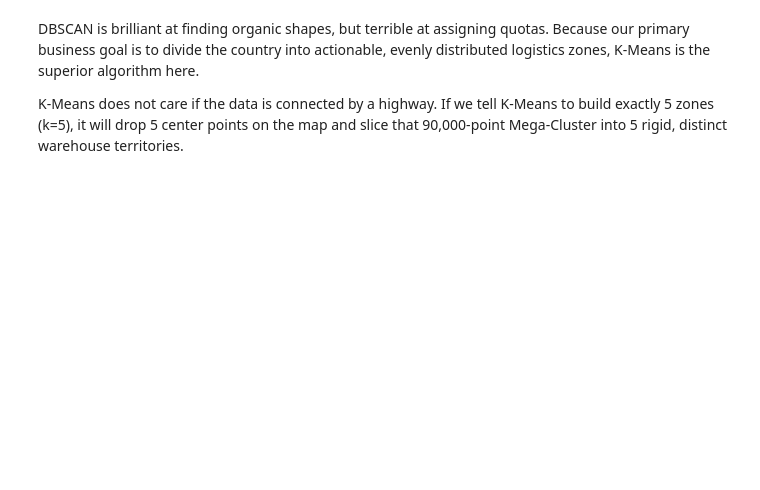
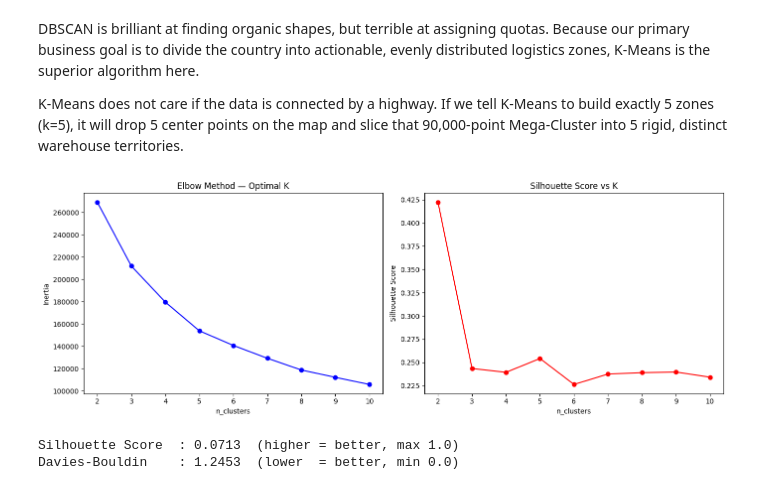
Before and after one commit to yashprateek1712/RouteIQ, a Jupyter notebook: notebook/eda.ipynb, the cells around one changed output. Cells and saved outputs as stored; diff of their text form; code cells hidden in the pictures; blank space fills up the shorter version.

```diff
--- a/notebook/eda.ipynb
+++ b/notebook/eda.ipynb
@@ -191,4 +195,52 @@ Name: count, dtype: int64
 DBSCAN is brilliant at finding organic shapes, but terrible at assigning quotas. Because our primary business goal is to divide the country into actionable, evenly distributed logistics zones, K-Means is the superior algorithm here.
 
 K-Means does not care if the data is connected by a highway. If we tell K-Means to build exactly 5 zones (k=5), it will drop 5 center points on the map and slice that 90,000-point Mega-Cluster into 5 rigid, distinct warehouse territories.
+# %%
+from sklearn.cluster import KMeans
+from sklearn.metrics import silhouette_score, davies_bouldin_score
+
+inertias = []
+sil_scores = []
+
+K_range = range(2, 11)
+
+for k in K_range:
+    km_test = KMeans(
+        n_clusters=k,
+        random_state=42,
+        n_init=10
+    )
+
+    labels_test = km_test.fit_predict(clean_scaled_data)
+
+    inertias.append(km_test.inertia_)
+    sil_scores.append(
+        silhouette_score(clean_scaled_data, labels_test, sample_size=5000, random_state=42)
+    )
+
+fig, (ax1, ax2) = plt.subplots(1, 2, figsize=(14, 5))
+
+ax1.plot(list(K_range), inertias, 'bo-')
+ax1.set_title('Elbow Method — Optimal K')
+ax1.set_xlabel('n_clusters')
+ax1.set_ylabel('Inertia')
+
+ax2.plot(list(K_range), sil_scores, 'ro-')
+ax2.set_title('Silhouette Score vs K')
+ax2.set_xlabel('n_clusters')
+ax2.set_ylabel('Silhouette Score')
+
+plt.tight_layout()
+plt.savefig('elbow_plot.png')
+plt.show()
+# %% [output]
+[figure, added]
+# %%
+sil = silhouette_score(clean_scaled_data, cluster_labels, sample_size=5000, random_state=42)
+db  = davies_bouldin_score(clean_scaled_data, cluster_labels)
+print(f"Silhouette Score  : {sil:.4f}  (higher = better, max 1.0)")
+print(f"Davies-Bouldin    : {db:.4f}  (lower  = better, min 0.0)")
+# %% [output]
+Silhouette Score  : 0.0713  (higher = better, max 1.0)
+Davies-Bouldin    : 1.2453  (lower  = better, min 0.0)
 # %%
```
Also changed, not shown: parts of 15 cells of this notebook, 13 other files.
